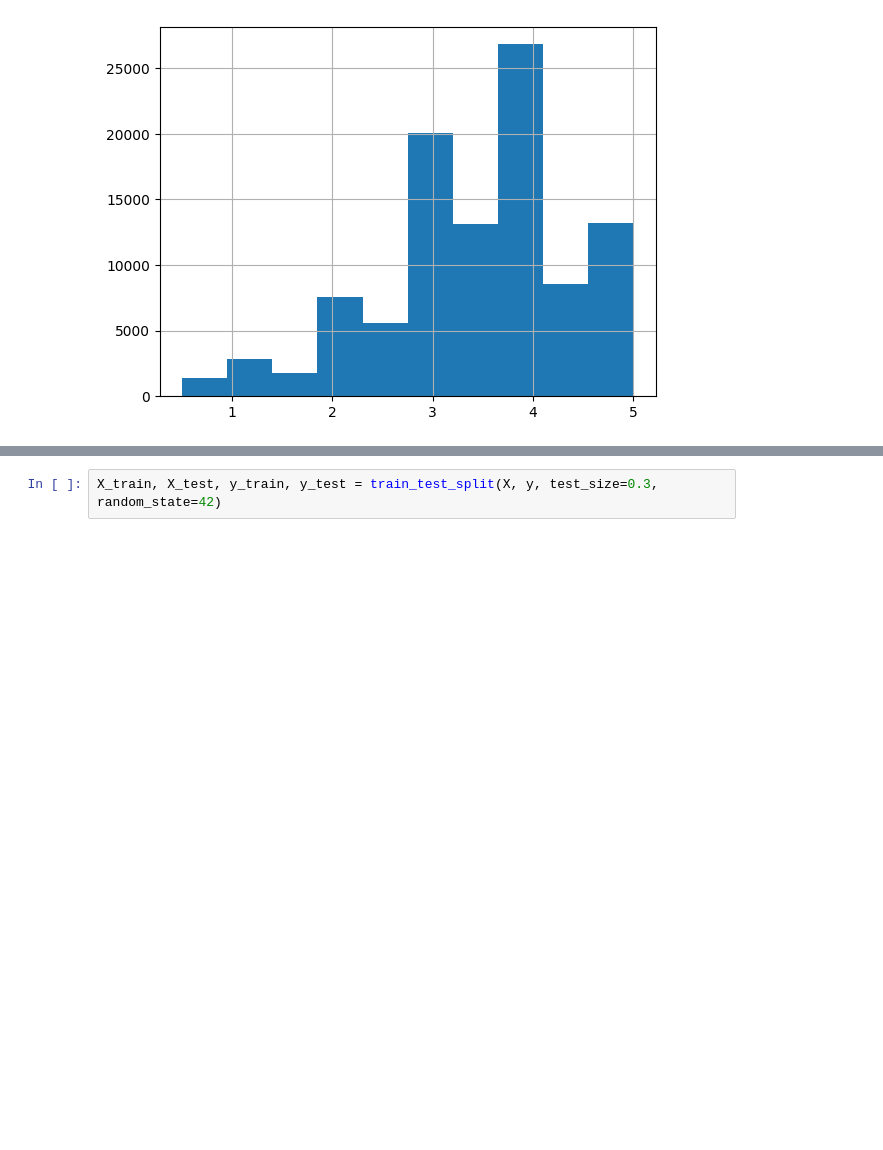
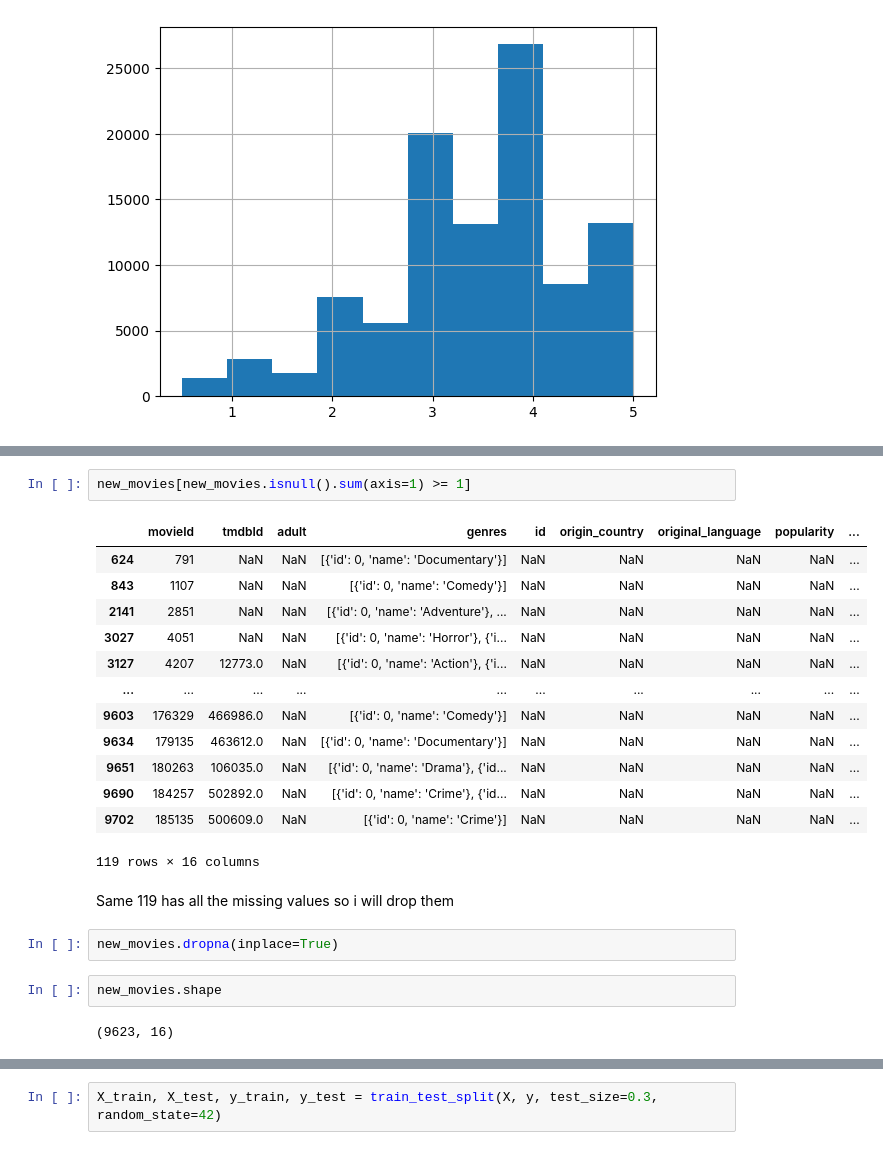
Before and after one commit to 3lis0/Movies-Recommendation-System, a Jupyter notebook: NoteBooks/Israa_project.ipynb, the cells around one changed output, grey strips where cells are left out. Saved outputs shown, nothing was run; the diff lists cells and outputs as text; blank space fills up the shorter version.

```diff
--- a/NoteBooks/Israa_project.ipynb
+++ b/NoteBooks/Israa_project.ipynb
@@ -89,0 +171,24 @@ Unique movies: 9724
+# %%
+new_movies[new_movies.isnull().sum(axis=1) >= 1]
+# %% [output]
+|  | movieId | tmdbId | adult | genres | id | origin_country | original_language | popularity | ... |
+| 624 | 791 | NaN | NaN | [{'id': 0, 'name': 'Documentary'}] | NaN | NaN | NaN | NaN | ... |
+| 843 | 1107 | NaN | NaN | [{'id': 0, 'name': 'Comedy'}] | NaN | NaN | NaN | NaN | ... |
+| 2141 | 2851 | NaN | NaN | [{'id': 0, 'name': 'Adventure'}, ... | NaN | NaN | NaN | NaN | ... |
+| 3027 | 4051 | NaN | NaN | [{'id': 0, 'name': 'Horror'}, {'i... | NaN | NaN | NaN | NaN | ... |
+| 3127 | 4207 | 12773.0 | NaN | [{'id': 0, 'name': 'Action'}, {'i... | NaN | NaN | NaN | NaN | ... |
+| ... | ... | ... | ... | ... | ... | ... | ... | ... | ... |
+| 9603 | 176329 | 466986.0 | NaN | [{'id': 0, 'name': 'Comedy'}] | NaN | NaN | NaN | NaN | ... |
+| 9634 | 179135 | 463612.0 | NaN | [{'id': 0, 'name': 'Documentary'}] | NaN | NaN | NaN | NaN | ... |
+| 9651 | 180263 | 106035.0 | NaN | [{'id': 0, 'name': 'Drama'}, {'id... | NaN | NaN | NaN | NaN | ... |
+| 9690 | 184257 | 502892.0 | NaN | [{'id': 0, 'name': 'Crime'}, {'id... | NaN | NaN | NaN | NaN | ... |
+| 9702 | 185135 | 500609.0 | NaN | [{'id': 0, 'name': 'Crime'}] | NaN | NaN | NaN | NaN | ... |
+119 rows × 16 columns
+# %% [markdown]
+Same 119 has all the missing values so i will drop them
+# %%
+new_movies.dropna(inplace=True)
+# %%
+new_movies.shape
+# %% [output]
+(9623, 16)
```
Also changed, not shown: parts of 17 cells of this notebook, 2 other files.
